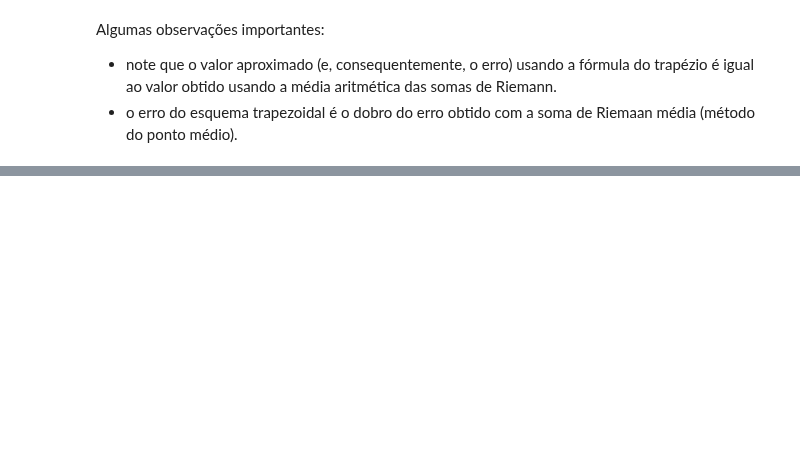
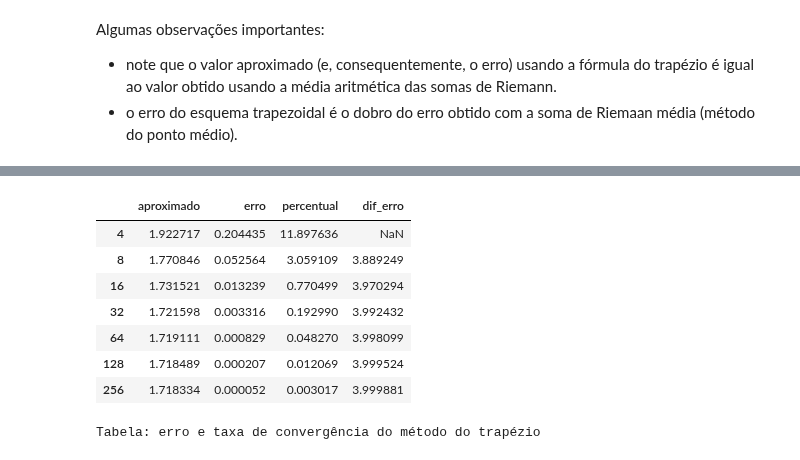
Before and after one commit to bgeneto/MCA, a Jupyter notebook: mca07.ipynb, the cells around one changed output, grey strips where cells are left out. Drawn from its saved outputs; the diff is of its cells as text; code cells hidden in the pictures; blank space fills up the shorter version.

```diff
--- a/mca07.ipynb
+++ b/mca07.ipynb
@@ -251,7 +256,7 @@ def riemann_esq(f, a, b, n):
   """
   h = (b - a)/n
   soma = 0.0
-  for i in range(n):
+  for i in range(0, n):
     xi = a + i*h
     soma = soma + f(xi)
 
@@ -636,0 +457,50 @@ Warning: remember to do bookeping
+# %%
+from numpy import exp
+
+def velocidade(t):
+  '''velocidade em função do tempo'''
+  return 3*(t**2)*exp(t**3)
+
+def analitica(a, b):
+  '''valor exato da integral no intervalo [a,b]'''
+  return exp(b**3) - exp(a**3)
+# %%
+# intervalo
+a = 0
+b = 1
+
+# número de subintervalos
+ns = [2**i for i in range(2,9)]
+
+lst = []
+for n in ns:
+  # solução aproximada
+  aprox = riemann_trap(velocidade, a, b, n)
+
+  # solução exata
+  exata = analitica(a, b)
+
+  # erro absoluto
+  erro = abs(aprox - exata)
+
+  # erro percentual
+  erro_perc = 100*erro/exata
+
+  lst.append([aprox, erro, erro_perc])
+# %%
+# exibe uma tabela com os resultados
+import pandas as pd
+df = pd.DataFrame(data=lst, columns=['aproximado', 'erro', 'percentual'], index=ns)
+df['dif_erro'] = df.erro.shift()/df.erro
+display(df)
+print('Tabela: erro e taxa de convergência do método do trapézio')
+# %% [output]
+|  | aproximado | erro | percentual | dif_erro |
+| 4 | 1.922717 | 0.204435 | 11.897636 | NaN |
+| 8 | 1.770846 | 0.052564 | 3.059109 | 3.889249 |
+| 16 | 1.731521 | 0.013239 | 0.770499 | 3.970294 |
+| 32 | 1.721598 | 0.003316 | 0.192990 | 3.992432 |
+| 64 | 1.719111 | 0.000829 | 0.048270 | 3.998099 |
+| 128 | 1.718489 | 0.000207 | 0.012069 | 3.999524 |
+| 256 | 1.718334 | 0.000052 | 0.003017 | 3.999881 |
+Tabela: erro e taxa de convergência do método do trapézio
```
Also changed, not shown: parts of 51 cells of this notebook.
